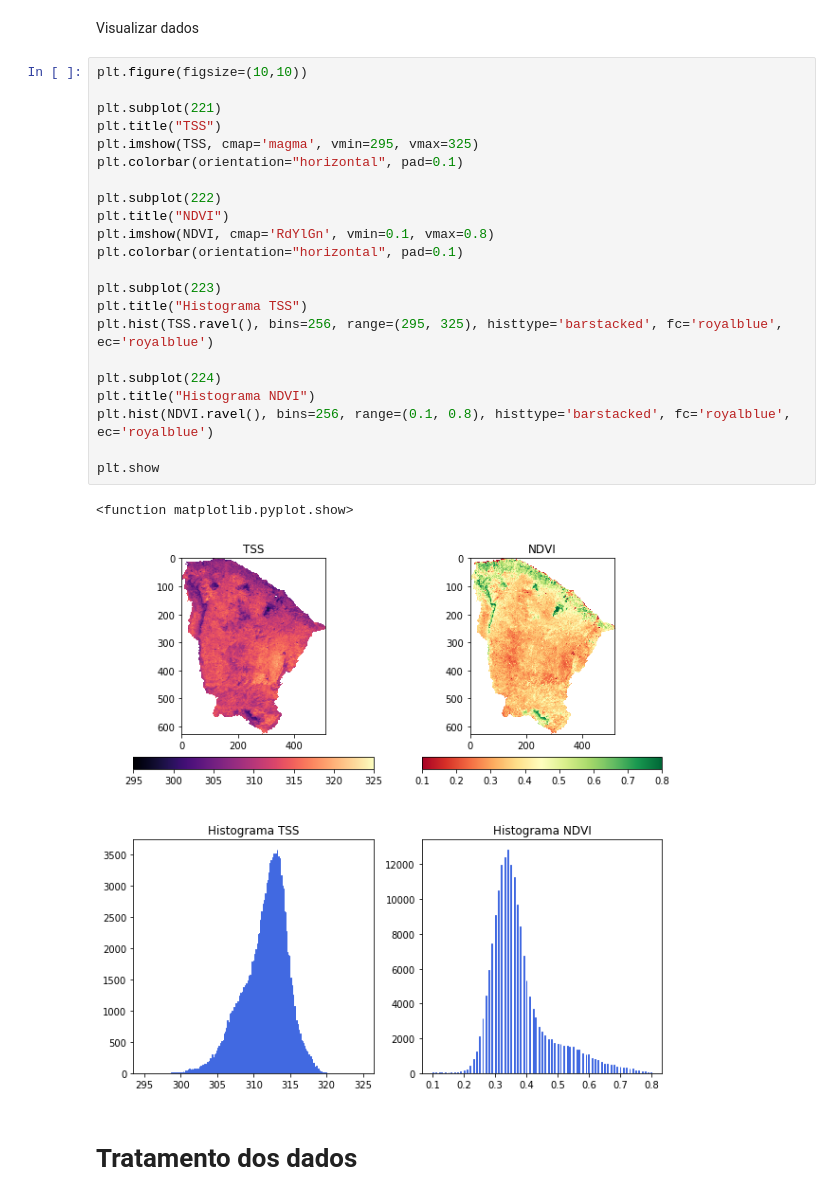
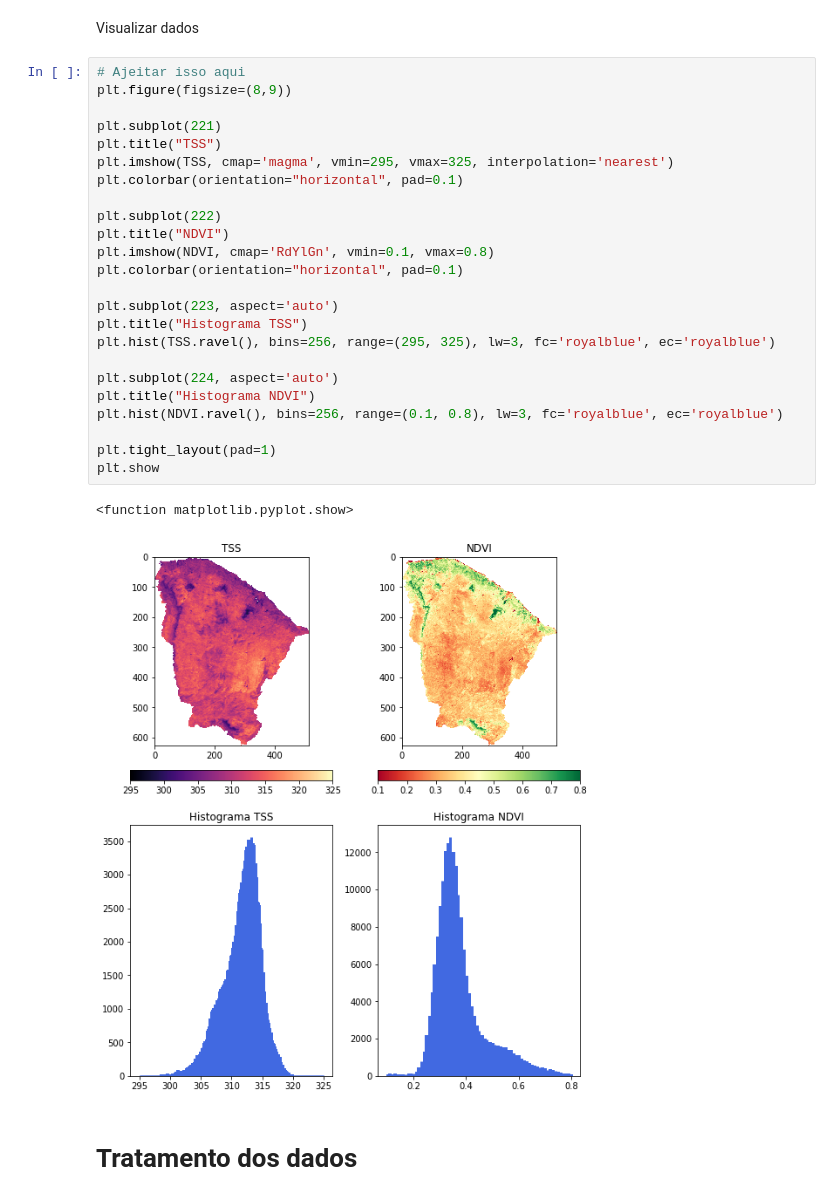
Before and after one commit to dxbezerra/TVDI, a Jupyter notebook: TVDI_projeto.ipynb, the cells around one changed output. Cells and saved outputs as stored; diff of their text form.

```diff
--- a/TVDI_projeto.ipynb
+++ b/TVDI_projeto.ipynb
@@ -331,30 +332,32 @@ print(np.nanmean(NDVI))
 # %% [markdown]
 Visualizar dados
 # %%
-plt.figure(figsize=(10,10))
+# Ajeitar isso aqui
+plt.figure(figsize=(8,9))
 
 plt.subplot(221)
 plt.title("TSS")
-plt.imshow(TSS, cmap='magma', vmin=295, vmax=325)
+plt.imshow(TSS, cmap='magma', vmin=295, vmax=325, interpolation='nearest')
 plt.colorbar(orientation="horizontal", pad=0.1)
 
 plt.subplot(222)
 plt.title("NDVI")
 plt.imshow(NDVI, cmap='RdYlGn', vmin=0.1, vmax=0.8)
 plt.colorbar(orientation="horizontal", pad=0.1)
 
-plt.subplot(223)
+plt.subplot(223, aspect='auto')
 plt.title("Histograma TSS")
-plt.hist(TSS.ravel(), bins=256, range=(295, 325), histtype='barstacked', fc='royalblue', ec='royalblue')
+plt.hist(TSS.ravel(), bins=256, range=(295, 325), lw=3, fc='royalblue', ec='royalblue')
 
-plt.subplot(224)
+plt.subplot(224, aspect='auto')
 plt.title("Histograma NDVI")
-plt.hist(NDVI.ravel(), bins=256, range=(0.1, 0.8), histtype='barstacked', fc='royalblue', ec='royalblue')
+plt.hist(NDVI.ravel(), bins=256, range=(0.1, 0.8), lw=3, fc='royalblue', ec='royalblue')
 
+plt.tight_layout(pad=1)
 plt.show
 # %% [output]
 <function matplotlib.pyplot.show>
-[figure, old version]
+[figure, new version]
 # %% [markdown]
 # **Tratamento dos dados**
 # %% [markdown]
```
Also changed, not shown: parts of 1 cell of this notebook.
